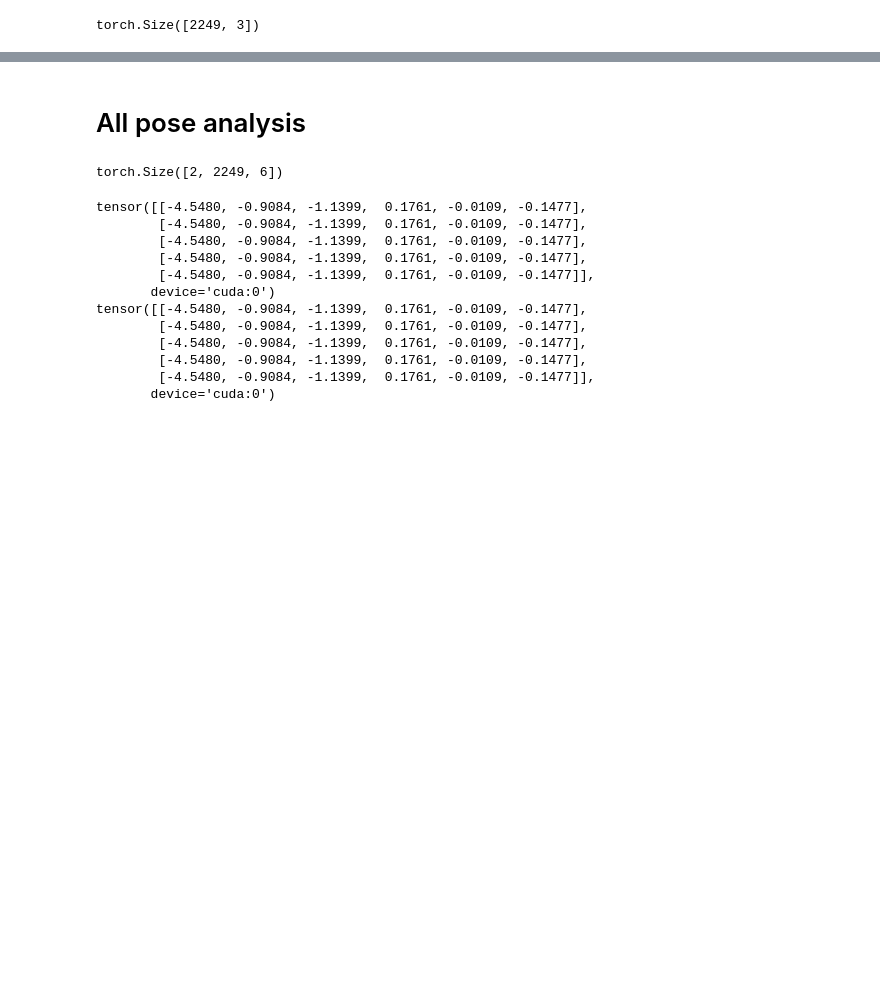
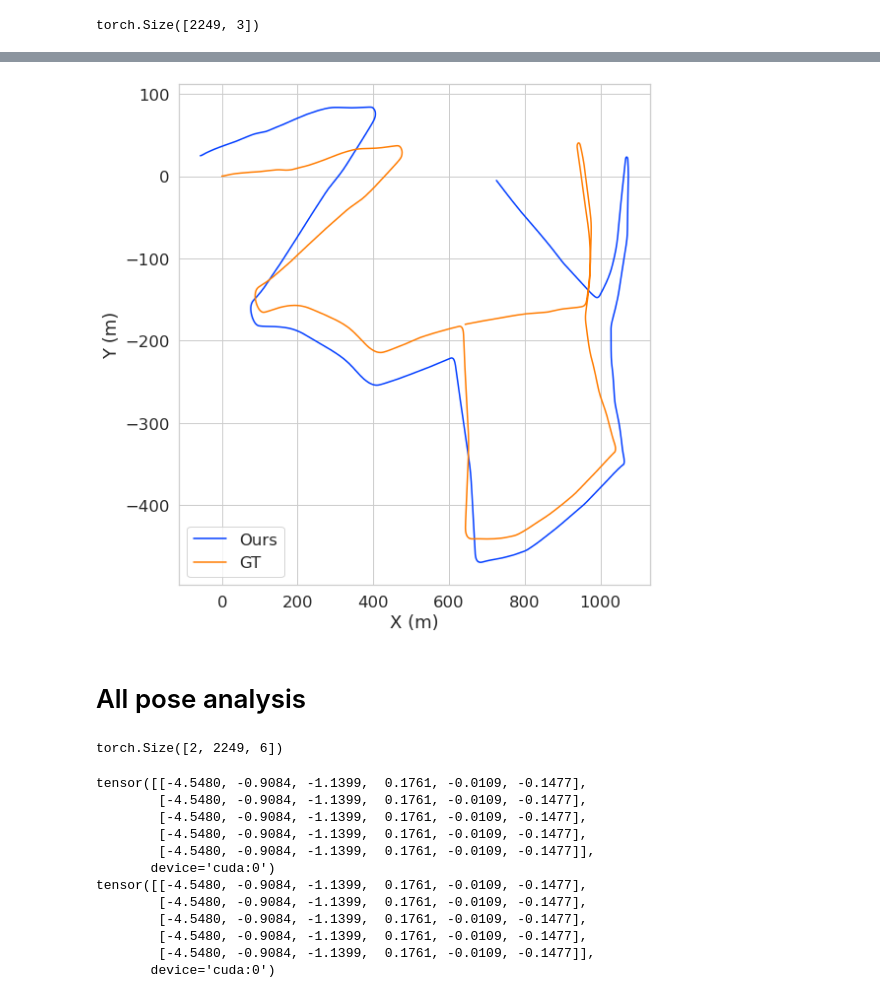
Before and after one commit to yasinalm/gramme, a Jupyter notebook: notebooks/test_vo.ipynb, the cells around one changed output, grey strips where cells are left out. Cells and saved outputs as stored; diff of their text form; code cells hidden in the pictures; blank space fills up the shorter version.

```diff
--- a/notebooks/test_vo.ipynb
+++ b/notebooks/test_vo.ipynb
@@ -240,0 +276,5 @@ plt.savefig('figs/ro_pred.pdf', bbox_inches = 'tight', pad_inches = 0)
+# %%
+#t_pred_xyz = torch.Tensor(f_pred_xyz).to(device)
+t_gt_xyz = torch.Tensor(gt_xyz).to(device)
+rmse_ate, aligned_pred = calculate_ate(f_pred_xyz, t_gt_xyz)
+np_pred = aligned_pred[0].cpu().numpy()
@@ -240,0 +287,12 @@ plt.savefig('figs/ro_pred.pdf', bbox_inches = 'tight', pad_inches = 0)
+# %%
+fig, ax = plt.subplots(figsize=(8,8))
+sn.lineplot(x=np_pred[:,0], y=np_pred[:,1], sort=False, ax=ax, label='Ours')
+sn.lineplot(x=gt_xyz[:,0], y=gt_xyz[:,1], sort=False, ax=ax, label='GT')
+
+ax.set(xlabel='X (m)', ylabel='Y (m)')
+
+# Save fig
+plt.tight_layout()
+plt.savefig('figs/ro_pred_gt.pdf', bbox_inches = 'tight', pad_inches = 0)
+# %% [output]
+[figure, added]
```
Also changed, not shown: parts of 15 cells of this notebook, 6 other files.
